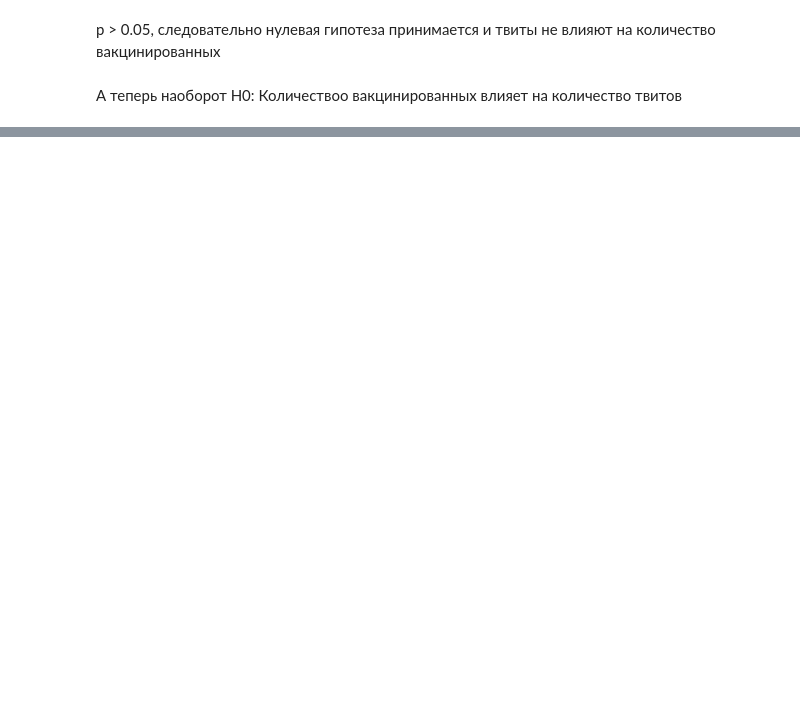
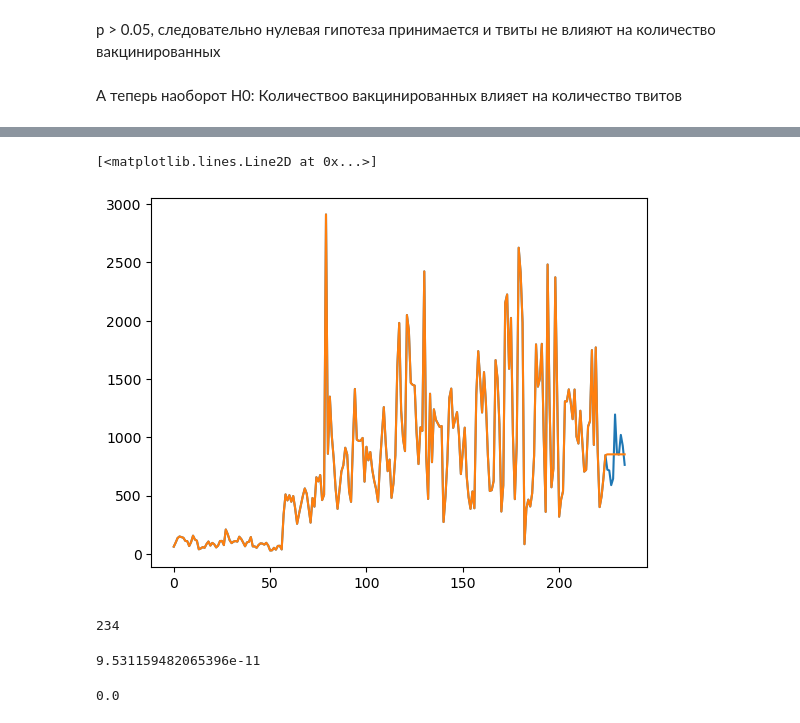
Before and after one commit to Tushkanchicc/TSA, a Jupyter notebook: tsa_tweets_vs_vacc.ipynb, the cells around one changed output, grey strips where cells are left out. Cells and saved outputs as stored; diff of their text form; code cells hidden in the pictures; blank space fills up the shorter version.

```diff
--- a/tsa_tweets_vs_vacc.ipynb
+++ b/tsa_tweets_vs_vacc.ipynb
@@ -296,0 +340,28 @@ parameter F test:         F=3.4900  , p=0.0004  , df_denom=131, df_num=10
+# %%
+def co_var(X, Y, order_x, order_y, amount):
+    kfs = np.ones(order_x + order_y)
+
+    # Создание лагированных временных рядов
+    X_lagged = np.array([X[i:order_x + i] for i in range(len(X) - order_x - 1)])
+    Y_lagged = np.array([Y[i:order_y + i] for i in range(len(Y) - order_y - 1)])
+
+    # Формирование матрицы для теста
+    XY_matrix = np.column_stack((X_lagged, Y_lagged))
+
+    kfs = np.linalg.lstsq(XY_matrix, X[order_x+1:len(X)])
+    vect_X = X.values
+    vect_Y = Y.values
+    for i in range(amount):
+        pred = kfs[0]@ np.concatenate((vect_X[-order_x:], vect_Y[- order_y:]))
+        vect_X = np.append(vect_X, pred)
+    kmat = np.zeros((len(kfs[0]), len(kfs[0])))
+    for i in range(len(kfs[0])):
+        kmat[i,i] = kfs[0][i]
+    #eigen = np.linalg.eig(kmat)
+    return vect_X
+# %%
+
+lag = len(daily_vac) - predict_range - 2
+pred_lag = co_var(daily_vac[:int(len(daily_vac)) - predict_range], \
+    daily_tweet[:int(len(daily_vac)) - predict_range], \
+    lag, lag, predict_range)
@@ -296,0 +371,7 @@ parameter F test:         F=3.4900  , p=0.0004  , df_denom=131, df_num=10
+# %%
+pred_lag = co_var(daily_tweet[:int(len(daily_vac)) - predict_range], \
+    daily_vac[:int(len(daily_vac)) - predict_range], \
+    lag, lag, predict_range)
+plt.plot(daily_tweet.values)
+plt.plot(pred_lag)
+# %% [output]
@@ -296,0 +380,2 @@ parameter F test:         F=3.4900  , p=0.0004  , df_denom=131, df_num=10
+[<matplotlib.lines.Line2D at 0x...>]
+[figure, added]
@@ -296,0 +398,12 @@ parameter F test:         F=3.4900  , p=0.0004  , df_denom=131, df_num=10
+# %%
+df2
+# %% [output]
+234
+# %%
+f_value
+# %% [output]
+9.531159482065396e-11
+# %%
+p_value
+# %% [output]
+0.0
```
Also changed, not shown: parts of 24 cells of this notebook.
